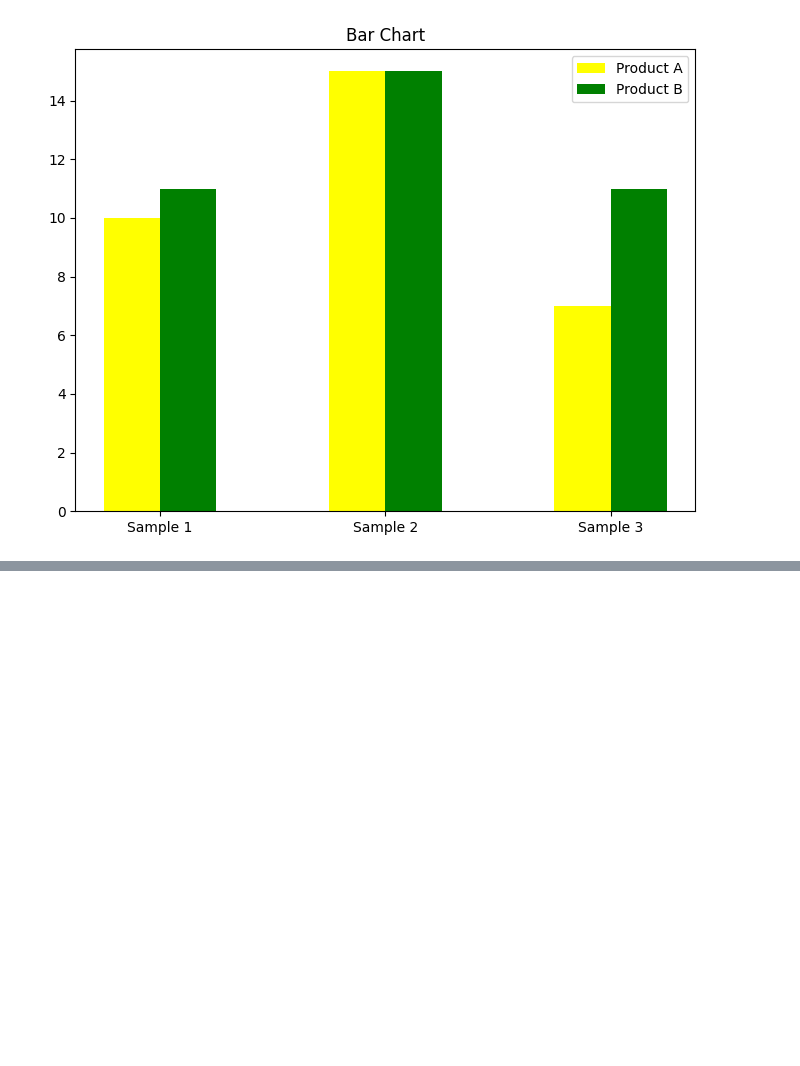
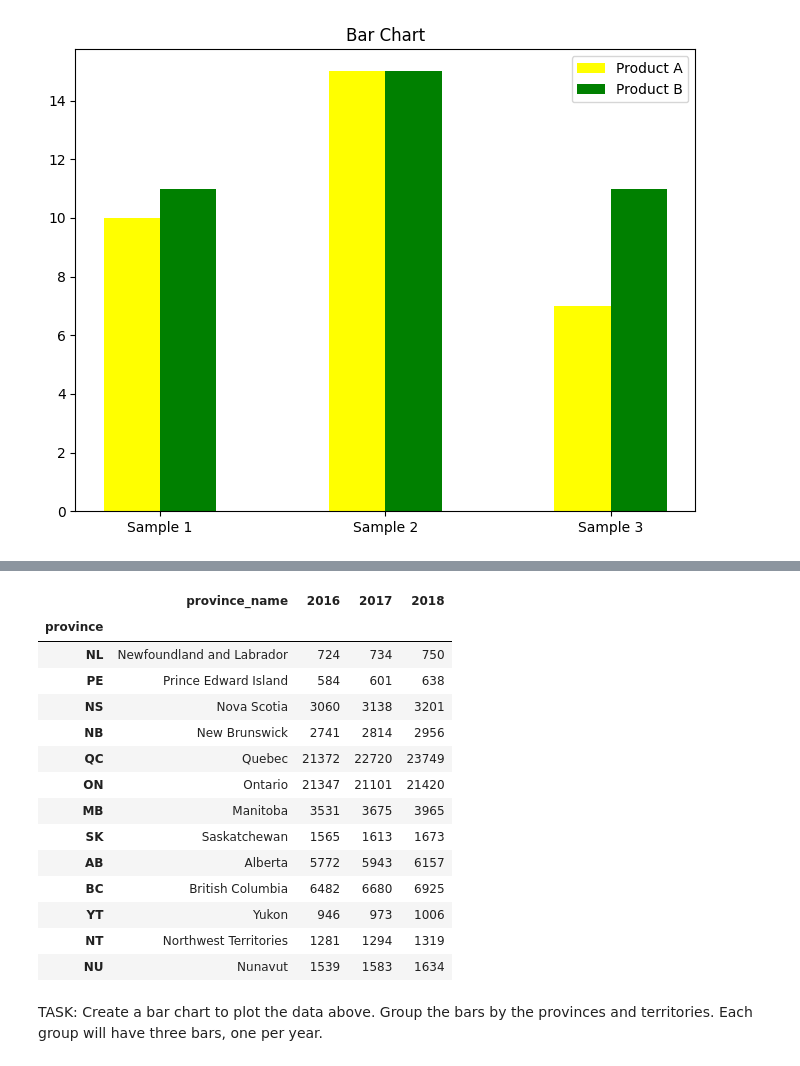
Before and after one commit to IgaMeddie/Descr_stat_-_viz, a Jupyter notebook: learnt 06-02.ipynb, the cells around one changed output, grey strips where cells are left out. Drawn from its saved outputs; the diff is of its cells as text; code cells hidden in the pictures; blank space fills up the shorter version.

```diff
--- a/learnt 06-02.ipynb
+++ b/learnt 06-02.ipynb
@@ -454,0 +461,27 @@ plt.show()
+# %%
+prov_support = pd.read_csv('module06/pandas_ex1.csv',
+                           sep=',',
+                           skiprows=1,
+                           header=None,
+                           names=['province_name', 'province', '2016','2017','2018'],
+                           index_col='province')
+
+prov_support
+# %% [output]
+|  | province_name | 2016 | 2017 | 2018 |
+| province |  |  |  |  |
+| NL | Newfoundland and Labrador | 724 | 734 | 750 |
+| PE | Prince Edward Island | 584 | 601 | 638 |
+| NS | Nova Scotia | 3060 | 3138 | 3201 |
+| NB | New Brunswick | 2741 | 2814 | 2956 |
+| QC | Quebec | 21372 | 22720 | 23749 |
+| ON | Ontario | 21347 | 21101 | 21420 |
+| MB | Manitoba | 3531 | 3675 | 3965 |
+| SK | Saskatchewan | 1565 | 1613 | 1673 |
+| AB | Alberta | 5772 | 5943 | 6157 |
+| BC | British Columbia | 6482 | 6680 | 6925 |
+| YT | Yukon | 946 | 973 | 1006 |
+| NT | Northwest Territories | 1281 | 1294 | 1319 |
+| NU | Nunavut | 1539 | 1583 | 1634 |
+# %% [markdown]
+TASK: Create a bar chart to plot the data above. Group the bars by the provinces and territories. Each group will have three bars, one per year.
```
Also changed, not shown: parts of 4 cells of this notebook.
